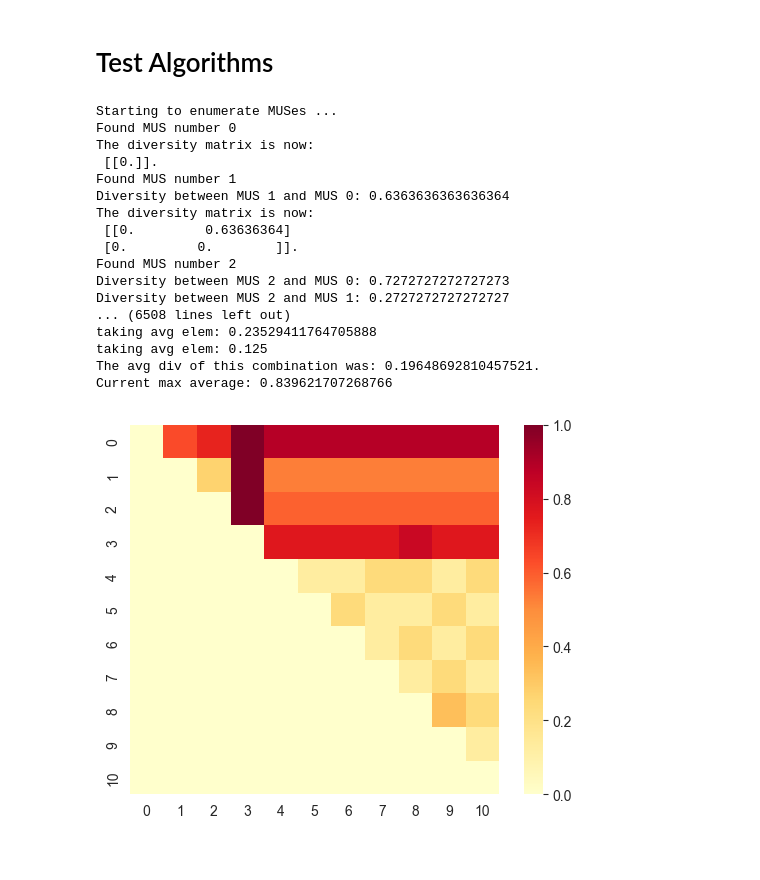
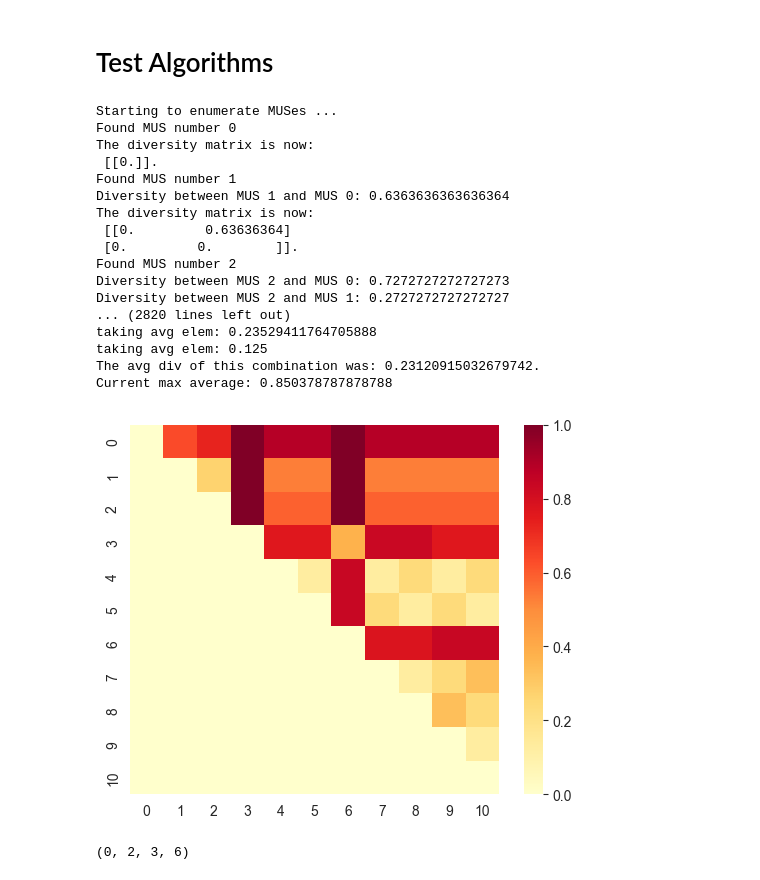
Before and after one commit to RobinHalford/cpmpy, a Jupyter notebook: cpmpy/tools/explain/tmp_tests.ipynb, the cells around one changed output. Saved outputs shown, nothing was run; the diff lists cells and outputs as text; code cells hidden in the pictures.

```diff
--- a/cpmpy/tools/explain/tmp_tests.ipynb
+++ b/cpmpy/tools/explain/tmp_tests.ipynb
@@ -83,7 +83,7 @@ factory = NurseSchedulingFactory(data)
 model, nurse_view = factory.get_decision_model()
 
 
-top_muses, avg, matrix =  marco_until_diverse(model.constraints, 4, 10)
+top_indx, top_muses, avg, matrix =  marco_until_diverse(model.constraints, 4, 10)
 # %% [output]
 Starting to enumerate MUSes ...
 Found MUS number 0
@@ -97,12 +97,15 @@ The diversity matrix is now:
 Found MUS number 2
 Diversity between MUS 2 and MUS 0: 0.7272727272727273
 Diversity between MUS 2 and MUS 1: 0.2727272727272727
-... (6508 lines left out)
+... (2820 lines left out)
 taking avg elem: 0.23529411764705888
 taking avg elem: 0.125
-The avg div of this combination was: 0.19648692810457521.
-Current max average: 0.839621707268766
+The avg div of this combination was: 0.23120915032679742.
+Current max average: 0.850378787878788
 # %%
 visualize_heatmap(matrix)
+len(matrix)
+print(top_indx)
 # %% [output]
-[figure, old version]
+[figure, new version]
+(0, 2, 3, 6)
```
Also changed, not shown: 1 other file.
